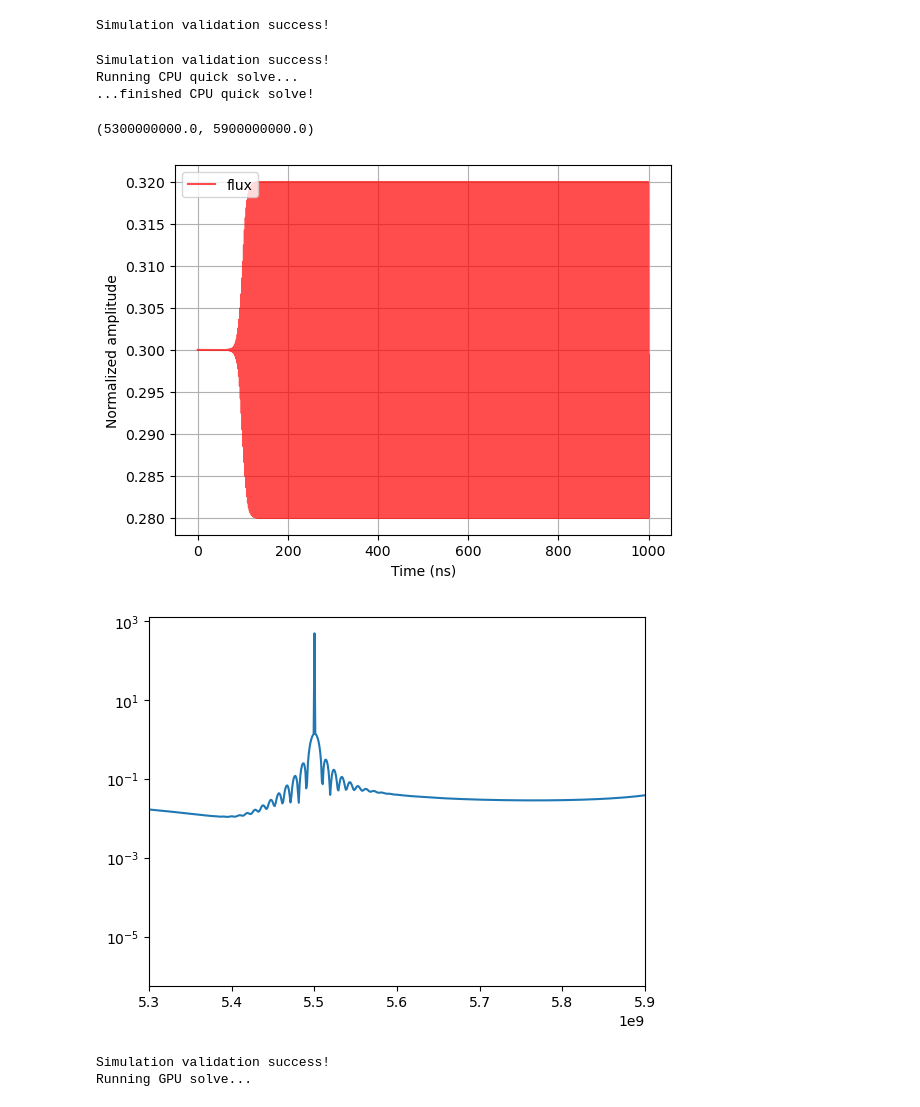
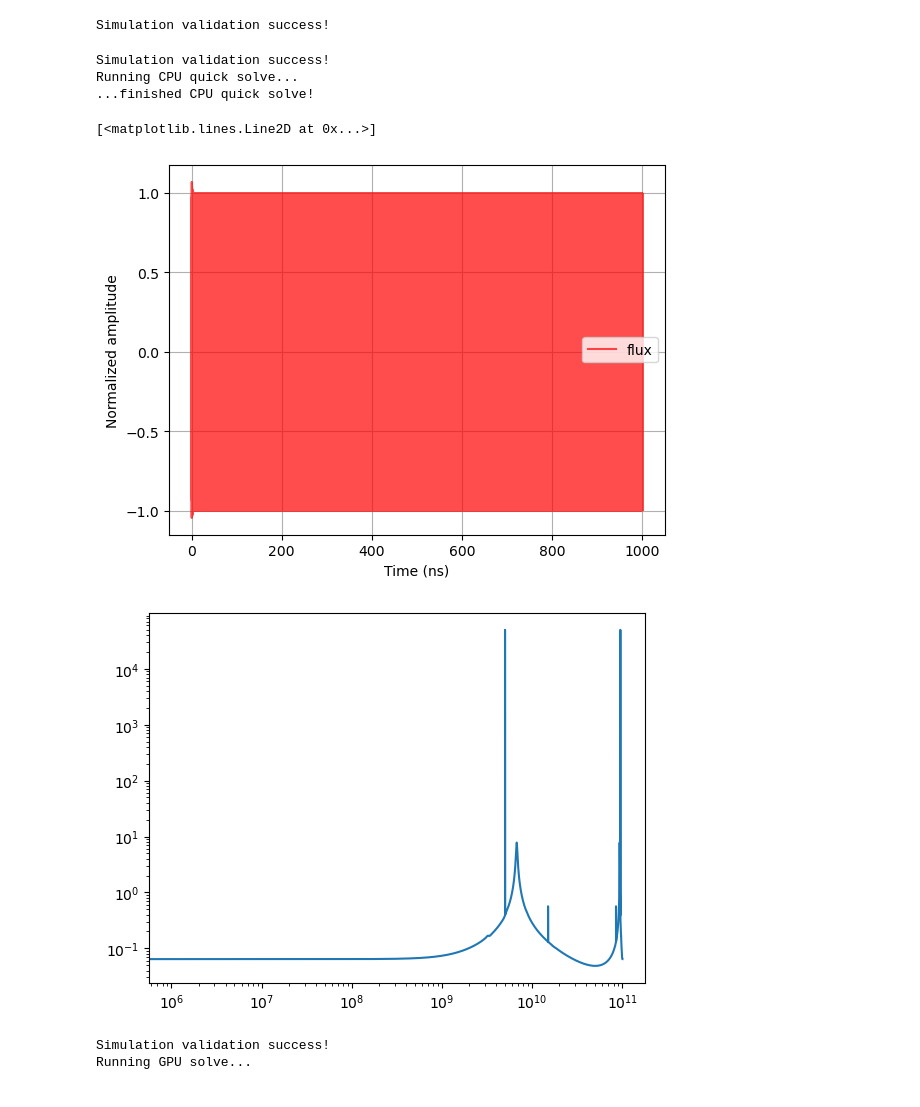
Before and after one commit to borismesits/cuda-cqed, a Jupyter notebook: notebooks/Hatridge11 repro.ipynb, the cells around one changed output. Cells and saved outputs as stored; diff of their text form; code cells hidden in the pictures.

```diff
--- a/notebooks/Hatridge11 repro.ipynb
+++ b/notebooks/Hatridge11 repro.ipynb
@@ -96,14 +96,14 @@ Now we introduce a time varying external flux, picking 0.3 as flux bias (which c
 sim = Sim(use_complex=False)
 
 sim.add_param('w_0', 7.5e9 * 2 * np.pi)
-sim.add_paramsweep('logamp_in', 1, 2, 100) # signal amplitude
+sim.add_param('logamp_in', -2) # signal amplitude
 sim.add_param('kappa', 0.2e9 * 2 * np.pi)  # mode decay rate
 sim.add_param('phase_in', 0)
-sim.add_param('phi_DC', 0.3)
-sim.add_paramsweep('epsilon', 0, 0.01, 100)
+sim.add_param('phi_DC', 0.1)
+sim.add_param('epsilon', 0)
 sim.add_param('w_phi', 0.5e9 * 2 * np.pi)
-sim.add_param('w_d', 5.5e9*2*np.pi) # drive frequency (from paper)
-sim.add_param('w_demod', 5e9*2*np.pi, is_excitation=True) # demod
+sim.add_paramsweep('w_d', 4e9*2*np.pi, 6e9*2*np.pi, 101, is_excitation=True) # drive frequency (from paper)
+sim.add_param('w_demod', 5e9*2*np.pi) # demod
 
 sim.add_EOM('x1', 'x2')
 sim.add_EOM('phi_flux', 'epsilon*w_phi*cos(w_phi*t)* ((tanh((t-1e-7)/1e-8))+1)', IC=sim.param_dict['phi_DC'])
@@ -119,30 +119,29 @@ sim.validate()
 # %% [output]
 Simulation validation success!
 # %%
-sim.param_dict_nosweep['logamp_in'] = -2
-sim.param_dict_nosweep['epsilon'] = 0.01
+sim.param_dict_nosweep['logamp_in'] = 0
+sim.param_dict_nosweep['epsilon'] = 0.0
 
 x, t = sim.quick_trace()
 
 plt.figure(1)
-plt.plot(t*1e9, x[1,:],color=(1,0,0,0.7),label='flux')
+plt.plot(t*1e9, x[3,:],color=(1,0,0,0.7),label='flux')
 plt.xlabel('Time (ns)')
 plt.ylabel('Normalized amplitude')
 plt.legend()
 plt.grid()
 
 plt.figure(2)
 fftx = np.fft.fft(x[3, :])
 freqs = np.linspace(0, len(t)/t[-1], len(t))
-plt.semilogy(freqs, np.abs(fftx).transpose())
-plt.xlim([5.3e9, 5.9e9])
+plt.loglog(freqs, np.abs(fftx).transpose())
 # %% [output]
 Simulation validation success!
 Running CPU quick solve...
 ...finished CPU quick solve!
-(5300000000.0, 5900000000.0)
+[<matplotlib.lines.Line2D at 0x...>]
-[figure, old version]
+[figure, new version]
-[figure, old version]
+[figure, new version]
 # %%
 I, Q, t = sim.solve()
 # %% [output]
```
Also changed, not shown: 25 other files.
